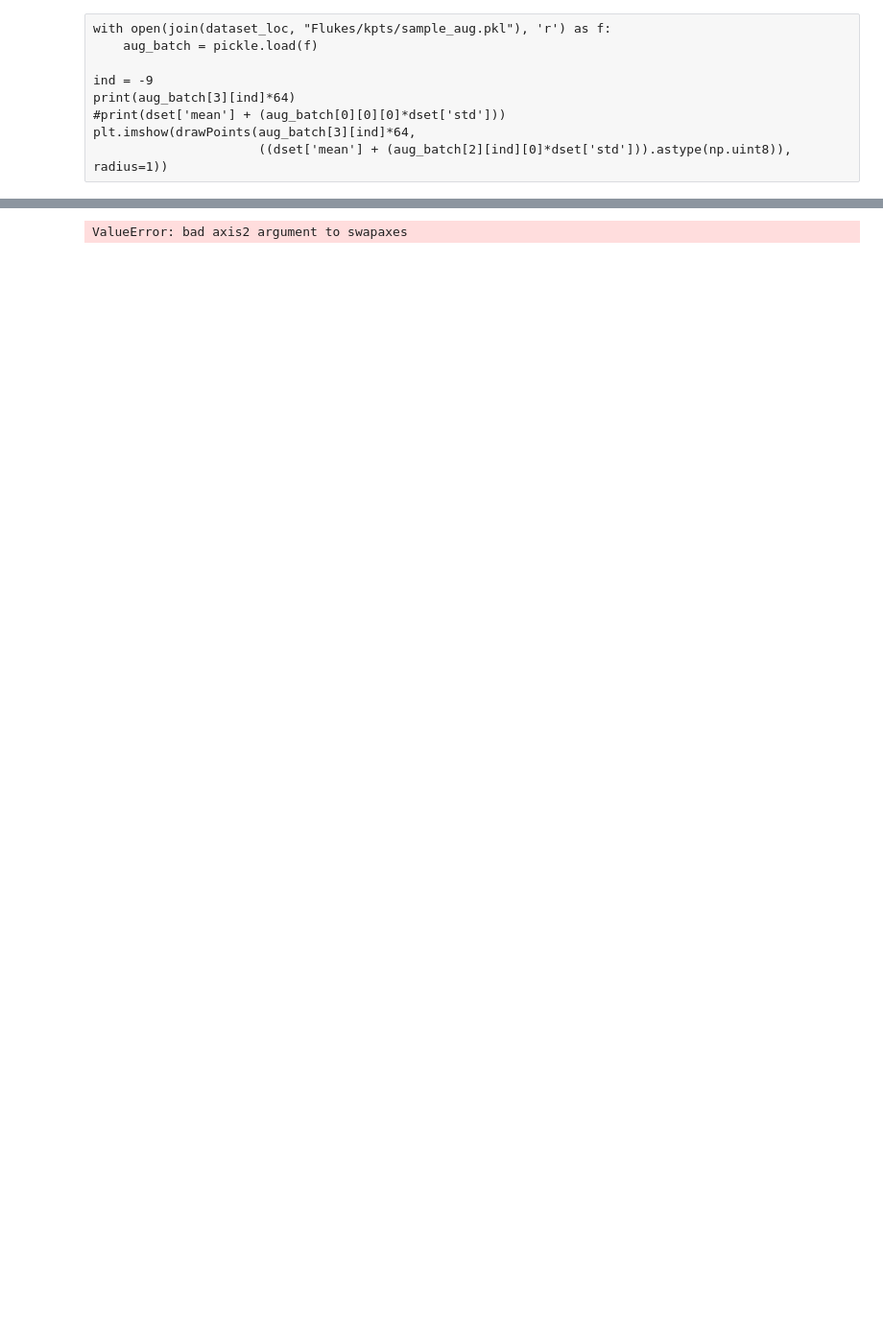
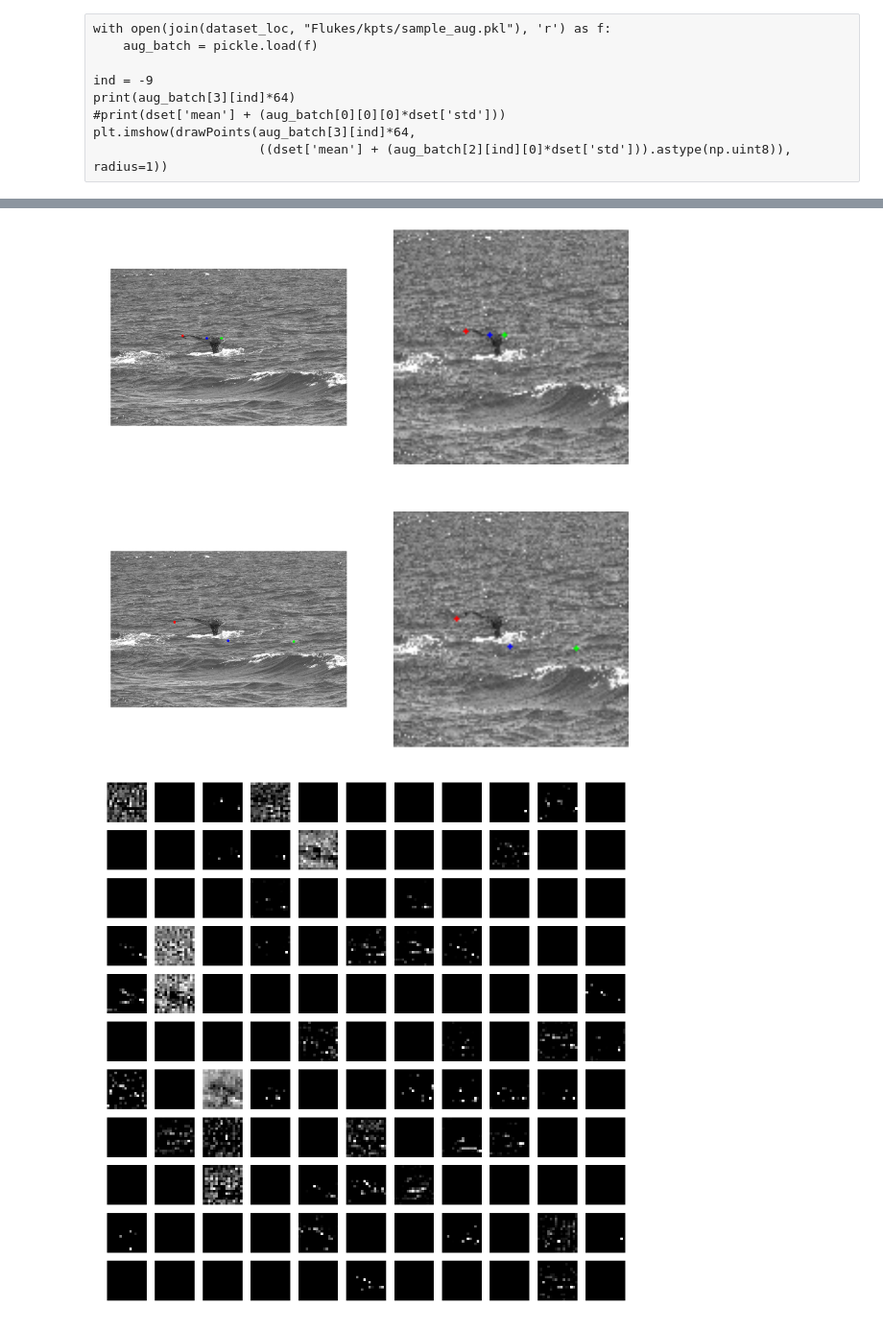
Before and after one commit to zmjjmz/thesiswork, a Jupyter notebook: edge_extract/Keypoint Extractor Analysis.ipynb, the cells around one changed output, grey strips where cells are left out. Shown at 96% size. Saved outputs shown, nothing was run; the diff lists cells and outputs as text; code cells hidden in the pictures; blank space fills up the shorter version.

```diff
--- a/edge_extract/Keypoint Extractor Analysis.ipynb
+++ b/edge_extract/Keypoint Extractor Analysis.ipynb
@@ -249,7 +272,7 @@ plt.imshow(drawPoints(aug_batch[3][ind]*64,
                       ((dset['mean'] + (aug_batch[2][ind][0]*dset['std'])).astype(np.uint8)), radius=1))
 # %%
 # let's see the worst cases by original size
-sec = 'train'
+sec = 'test'
 def get_gt_dist(true_pt, pred_pt, sizes):
     #sizey, sizex = (1.,1.)
     sizes = sizes[:,::-1]
@@ -273,5 +296,5 @@ sorted_pred = [stage[ind_sorted,:] for stage in point_outputs[sec]]
 sorted_names = [dset_for_model[sec]['names'][ind] for ind in ind_sorted]
 sorted_sizes = dset_for_model[sec]['extra'][ind_sorted,:]
 # %%
-show_output(sorted_X, sorted_y, sorted_pred, -20, stage=10, imgnames=sorted_names, sizes=sorted_sizes)
+show_output(sorted_X, sorted_y, sorted_pred, -8, stage=10, imgnames=sorted_names, sizes=sorted_sizes)
 # %% [output]
@@ -294 +317,2 @@ show_output(sorted_X, sorted_y, sorted_pred, -20, stage=10, imgnames=sorted_name
-ValueError: bad axis2 argument to swapaxes
+[figure, added]
+[figure, added]
```
Also changed, not shown: parts of 16 cells of this notebook, 7 other files.
